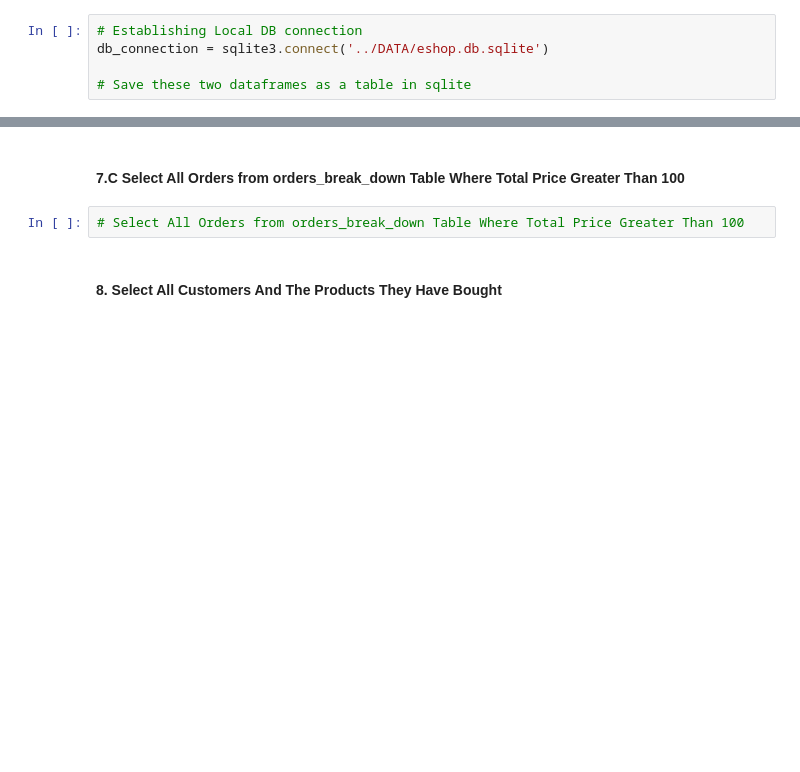
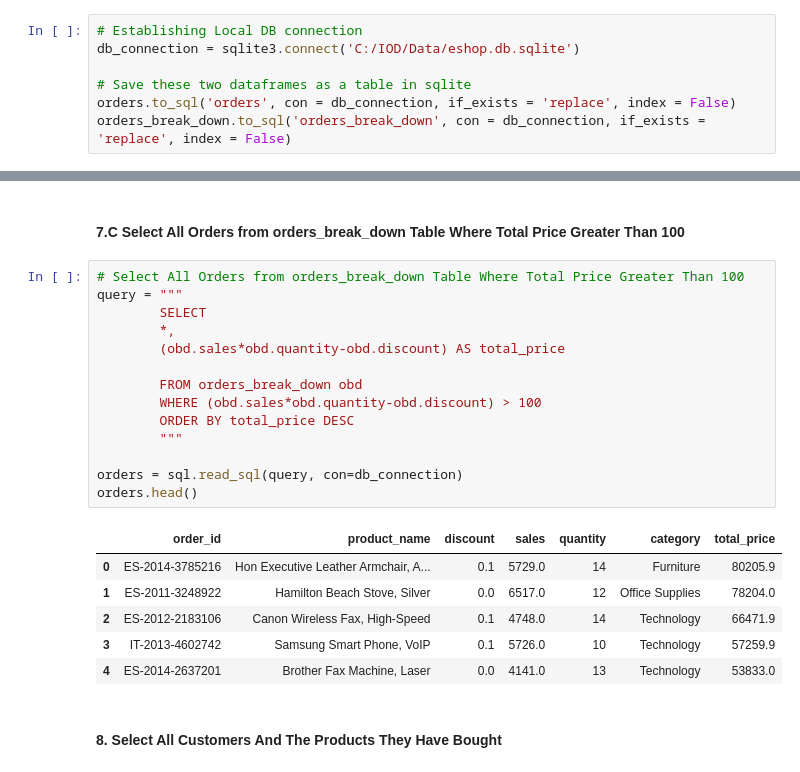
Before and after one commit to CDan07/IOD, a Jupyter notebook: Labs/Module 3/IOD_Lab 3.1.3_sqlite.ipynb, the cells around one changed output, grey strips where cells are left out. Cells and saved outputs as stored; diff of their text form; blank space fills up the shorter version.

```diff
--- a/Labs/Module 3/IOD_Lab 3.1.3_sqlite.ipynb
+++ b/Labs/Module 3/IOD_Lab 3.1.3_sqlite.ipynb
@@ -465,6 +481,8 @@ dtype: object
 #### 4. Save these two dataframes as a table in sqlite
 # %%
 # Establishing Local DB connection
-db_connection = sqlite3.connect('../DATA/eshop.db.sqlite')
+db_connection = sqlite3.connect('C:/IOD/Data/eshop.db.sqlite')
 
 # Save these two dataframes as a table in sqlite
+orders.to_sql('orders', con = db_connection, if_exists = 'replace', index = False)
+orders_break_down.to_sql('orders_break_down', con = db_connection, if_exists = 'replace', index = False)
@@ -502,7 +618,26 @@ orders_head_10
 # %% [markdown]
 #### 7.C Select All Orders from orders_break_down Table Where Total Price Greater Than 100
-# %%
-# Select All Orders from orders_break_down Table Where Total Price Greater Than 100
+# %%
+# Select All Orders from orders_break_down Table Where Total Price Greater Than 100
+query = """
+        SELECT
+        *,
+        (obd.sales*obd.quantity-obd.discount) AS total_price
+
+        FROM orders_break_down obd
+        WHERE (obd.sales*obd.quantity-obd.discount) > 100
+        ORDER BY total_price DESC
+        """
+
+orders = sql.read_sql(query, con=db_connection)
+orders.head()
+# %% [output]
+|  | order_id | product_name | discount | sales | quantity | category | total_price |
+| 0 | ES-2014-3785216 | Hon Executive Leather Armchair, A... | 0.1 | 5729.0 | 14 | Furniture | 80205.9 |
+| 1 | ES-2011-3248922 | Hamilton Beach Stove, Silver | 0.0 | 6517.0 | 12 | Office Supplies | 78204.0 |
+| 2 | ES-2012-2183106 | Canon Wireless Fax, High-Speed | 0.1 | 4748.0 | 14 | Technology | 66471.9 |
+| 3 | IT-2013-4602742 | Samsung Smart Phone, VoIP | 0.1 | 5726.0 | 10 | Technology | 57259.9 |
+| 4 | ES-2014-2637201 | Brother Fax Machine, Laser | 0.0 | 4141.0 | 13 | Technology | 53833.0 |
 # %% [markdown]
 #### 8. Select All Customers And The Products They Have Bought
 # %%
```
Also changed, not shown: parts of 28 cells of this notebook.
